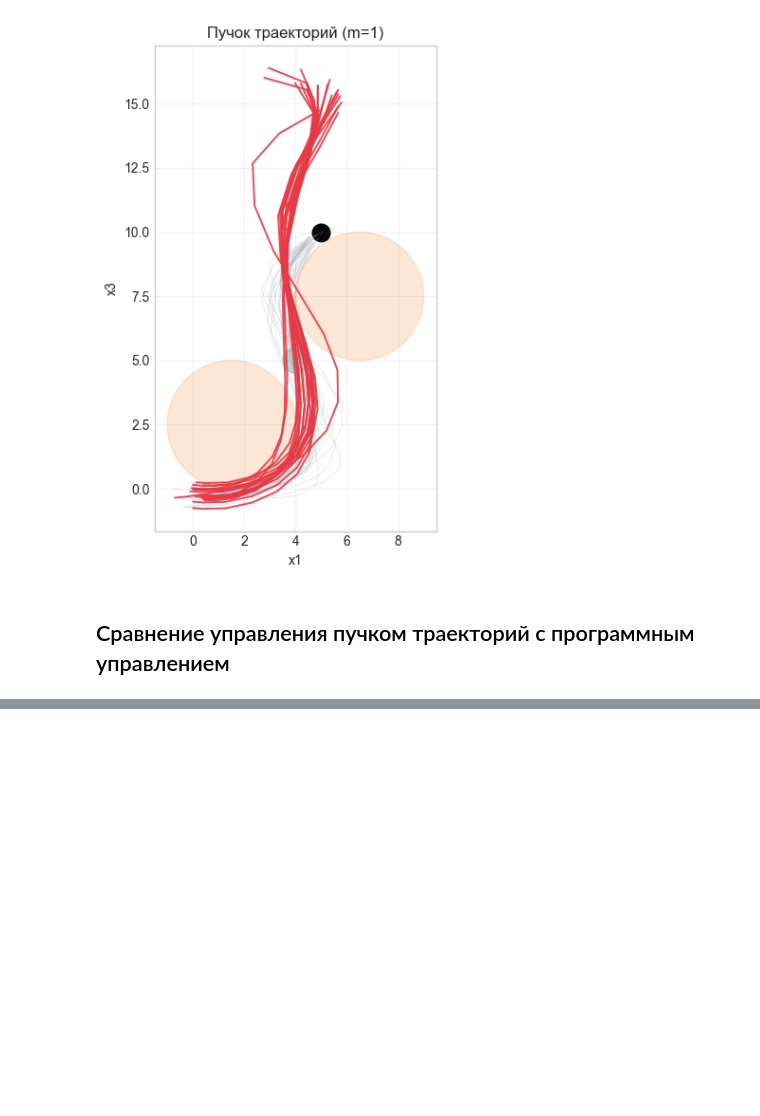
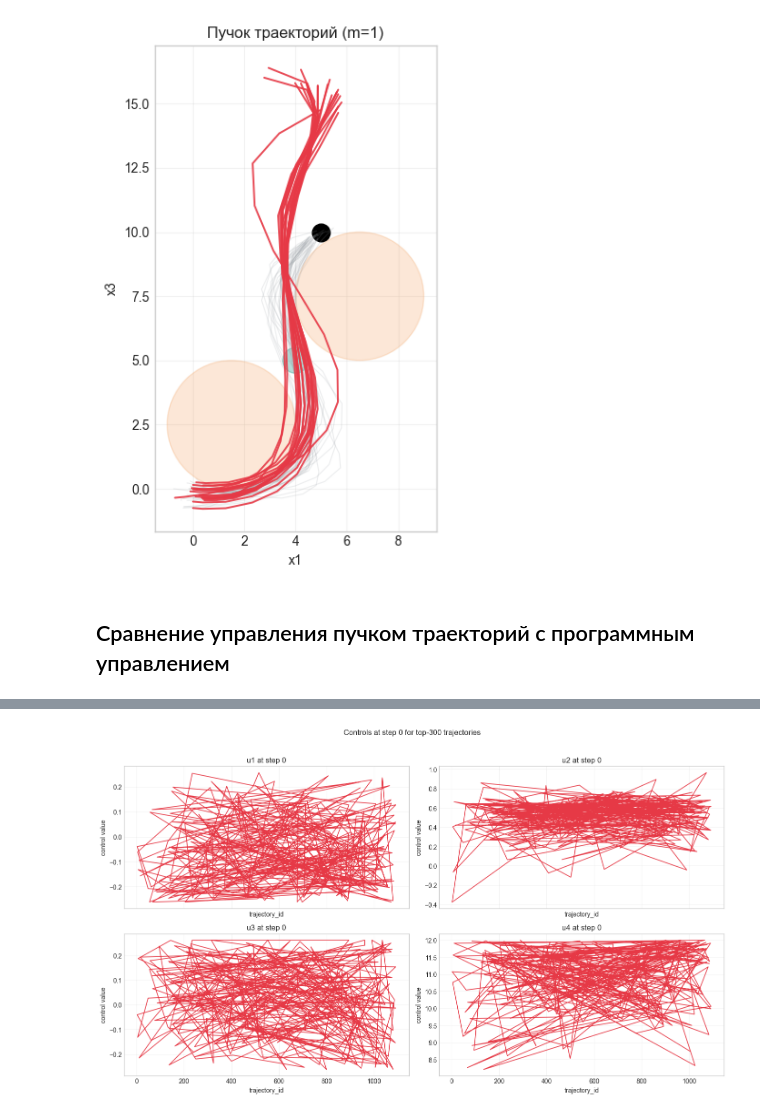
Before and after one commit to mkorobovv/mai-final-project, a Jupyter notebook: research/notebooks/02_bundle_synthesis.ipynb, the cells around one changed output, grey strips where cells are left out. Cells and saved outputs as stored; diff of their text form; code cells hidden in the pictures; blank space fills up the shorter version.

```diff
--- a/research/notebooks/02_bundle_synthesis.ipynb
+++ b/research/notebooks/02_bundle_synthesis.ipynb
@@ -307,0 +363,30 @@ Program control     J_avg / J_max: 8.235726 11.601746
+# %%
+TOP_N = 300
+
+# Берем TOP_N лучших траекторий по score.
+top_df = score_table.nsmallest(TOP_N, 'score').copy()
+trajectory_ids = top_df['trajectory_id'].astype(int).tolist()
+
+# U(0) для каждой траектории: ожидаем 4 управления.
+u0 = np.asarray([np.asarray(bundle[tid]['U'], dtype=float)[0] for tid in trajectory_ids], dtype=float)
+
+if u0.shape[1] != 4:
+    raise ValueError(f'Ожидалось 4 управления, получено: {u0.shape[1]}')
+
+fig, axes = plt.subplots(2, 2, figsize=(14, 8), sharex=True)
+axes = axes.ravel()
+control_labels = ['u1', 'u2', 'u3', 'u4']
+
+x = np.asarray(trajectory_ids, dtype=int)
+for i, ax in enumerate(axes):
+    ax.plot(x, u0[:, i], linewidth=1.2, color='#E63946')
+    ax.set_title(f'{control_labels[i]} at step 0')
+    ax.set_xlabel('trajectory_id')
+    ax.set_ylabel('control value')
+    ax.grid(alpha=0.25)
+
+plt.suptitle(f'Controls at step 0 for top-{len(trajectory_ids)} trajectories', y=1.02)
+plt.tight_layout()
+plt.show()
+# %% [output]
+[figure, added]
```
Also changed, not shown: parts of 1 cell of this notebook.
